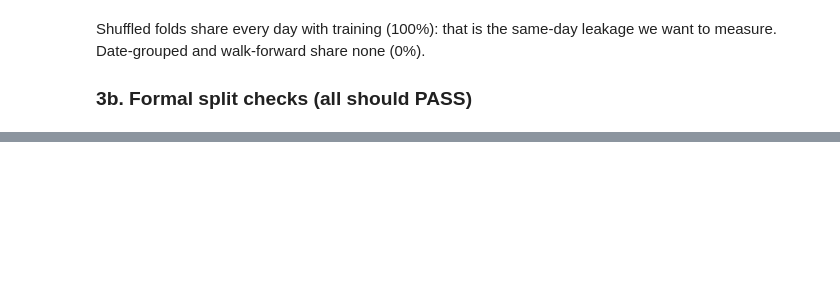
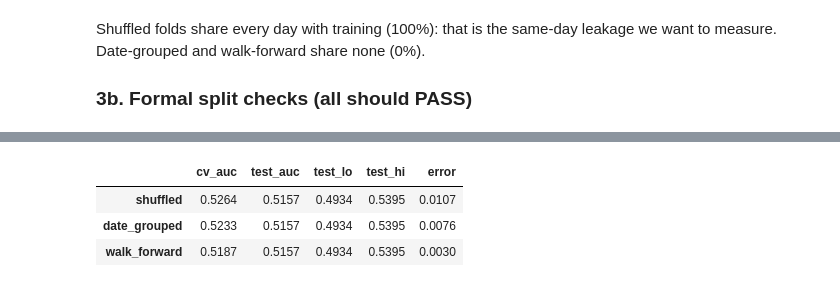
Before and after one commit to wjin2025/ese5420-finalpaper, a Jupyter notebook: analysis.ipynb, the cells around one changed output, grey strips where cells are left out. Saved outputs shown, nothing was run; the diff lists cells and outputs as text; code cells hidden in the pictures; blank space fills up the shorter version.

```diff
--- a/analysis.ipynb
+++ b/analysis.ipynb
@@ -212,0 +188,17 @@ pd.read_csv("results/main.csv")
+# %%
+import numpy as np
+from src.config import LR_FIXED_C, SCHEMES
+from src.models import logistic
+from src.evaluate import cv_auc, test_auc
+
+YEAR = 2018
+make = lambda: logistic(LR_FIXED_C)
+auc, lo, hi = test_auc(table, days, boot, YEAR, make)
+one_year = pd.DataFrame({s: {'cv_auc': cv_auc(table, days, YEAR, s, make)} for s in SCHEMES}).T.assign(test_auc=auc, test_lo=lo, test_hi=hi)
+one_year['error'] = one_year['cv_auc'] - one_year['test_auc']
+one_year.round(4)
+# %% [output]
+|  | cv_auc | test_auc | test_lo | test_hi | error |
+| shuffled | 0.5264 | 0.5157 | 0.4934 | 0.5395 | 0.0107 |
+| date_grouped | 0.5233 | 0.5157 | 0.4934 | 0.5395 | 0.0076 |
+| walk_forward | 0.5187 | 0.5157 | 0.4934 | 0.5395 | 0.0030 |
```
Also changed, not shown: parts of 20 cells of this notebook, 12 other files.
